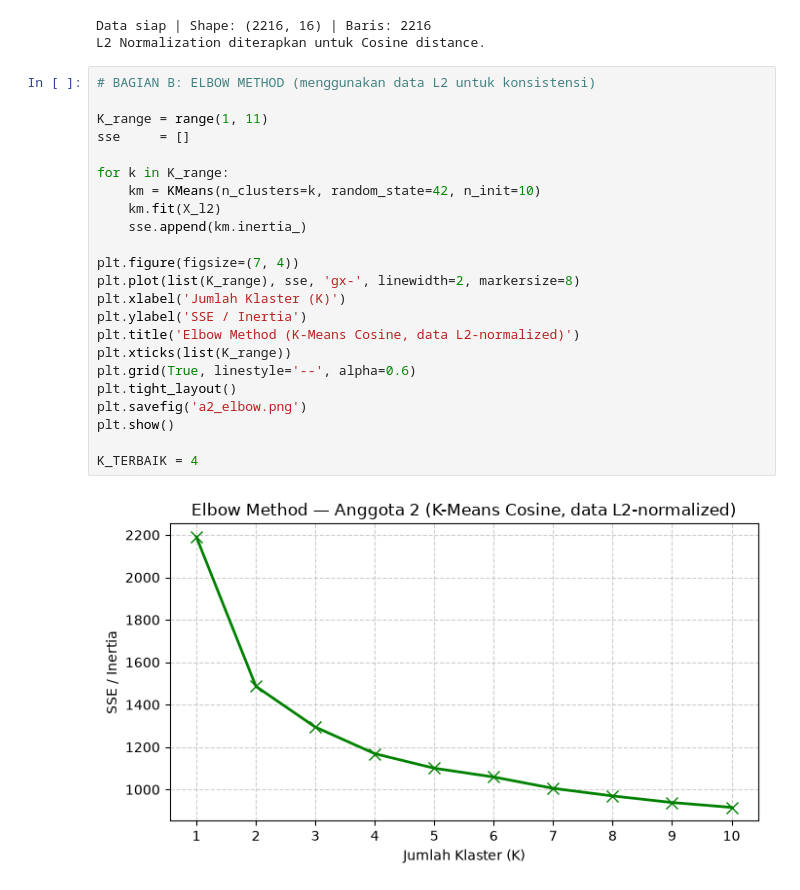
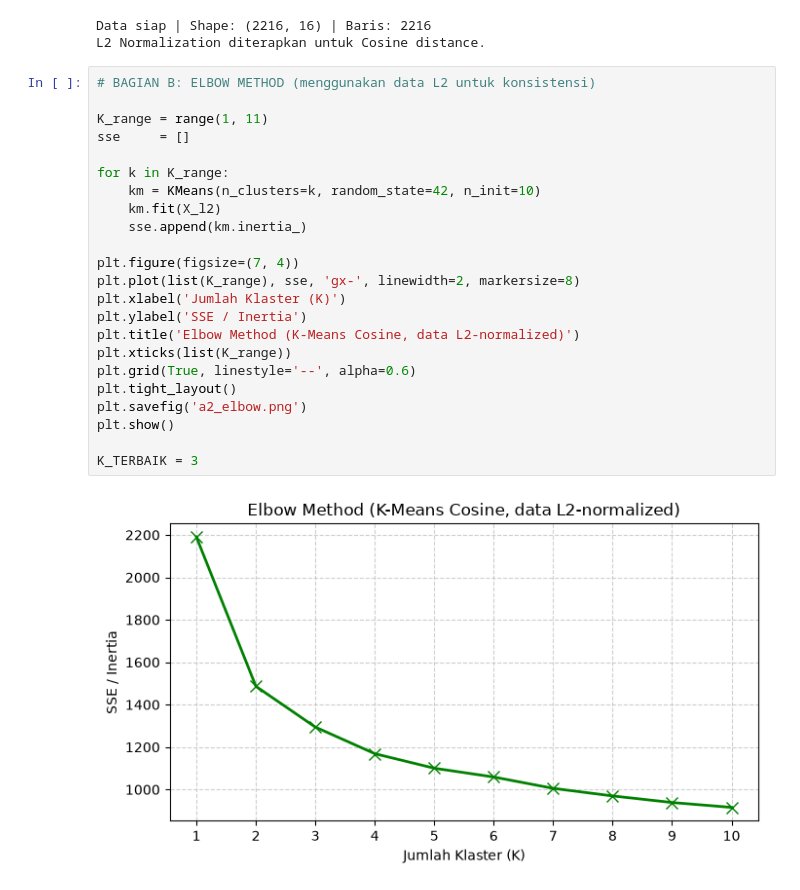
Before and after one commit to rafiadpr/244107020026_machine-learning, a Jupyter notebook: kuis_01/K_Means_Cosine.ipynb, the cells around one changed output. Cells and saved outputs as stored; diff of their text form.

Commit message:
feat : add revisi on kmeans_cosine for jumlah klaster terbaik; add finisherd dbscan_euclide; add readme for description

```diff
--- a/kuis_01/K_Means_Cosine.ipynb
+++ b/kuis_01/K_Means_Cosine.ipynb
@@ -45,28 +45,28 @@ L2 Normalization diterapkan untuk Cosine distance.
 # %%
 # BAGIAN B: ELBOW METHOD (menggunakan data L2 untuk konsistensi)
 
 K_range = range(1, 11)
 sse     = []
 
 for k in K_range:
     km = KMeans(n_clusters=k, random_state=42, n_init=10)
     km.fit(X_l2)
     sse.append(km.inertia_)
 
 plt.figure(figsize=(7, 4))
 plt.plot(list(K_range), sse, 'gx-', linewidth=2, markersize=8)
 plt.xlabel('Jumlah Klaster (K)')
 plt.ylabel('SSE / Inertia')
 plt.title('Elbow Method (K-Means Cosine, data L2-normalized)')
 plt.xticks(list(K_range))
 plt.grid(True, linestyle='--', alpha=0.6)
 plt.tight_layout()
 plt.savefig('a2_elbow.png')
 plt.show()
 
-K_TERBAIK = 4
+K_TERBAIK = 3
 # %% [output]
-[figure, old version]
+[figure, new version]
 # %%
 print("\n" + "="*52)
 print("  K-MEANS — METRIK: COSINE")
```
Also changed, not shown: parts of 2 cells of this notebook, 2 other files.
